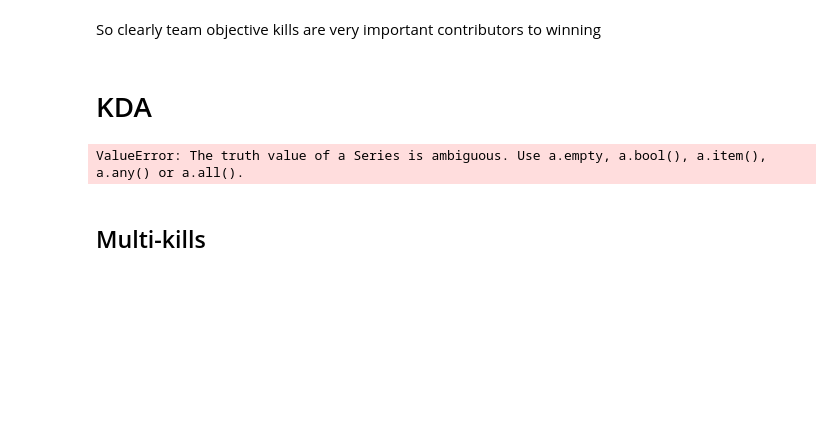
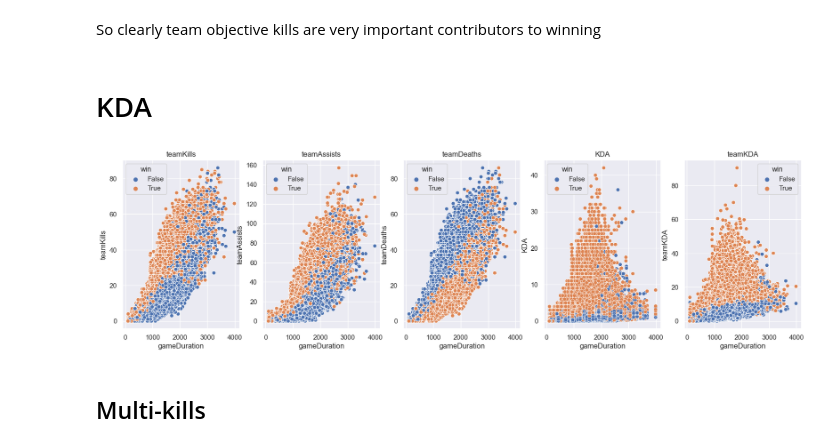
Before and after one commit to mannkenn/LeagueOfLegendsPrediction, a Jupyter notebook: notebooks/project.ipynb, the cells around one changed output. Saved outputs shown, nothing was run; the diff lists cells and outputs as text; code cells hidden in the pictures; blank space fills up the shorter version.

```diff
--- a/notebooks/project.ipynb
+++ b/notebooks/project.ipynb
@@ -307,7 +307,7 @@ So clearly team objective kills are very important contributors to winning
 # KDA
 # %%
 # Individual KDA
-# df['KDA'] = (df['kills'] + df['assists']) / df['deaths']
+df['KDA'] = (df['kills'] + df['assists']) / (df['deaths']+1) # add constant to address perfect kdas
 
 # Kills
 df['teamKills'] = df.groupby(['matchId', 'teamId'])['kills'].transform('sum')
@@ -318,14 +318,17 @@ df['teamAssists'] = df.groupby(['matchId', 'teamId'])['assists'].transform('sum'
 # Deaths
 df['teamDeaths'] = df.groupby(['matchId', 'teamId'])['deaths'].transform('sum')
 
-# df['teamKDA'] = df.groupby(['matchId', 'teamId'])['KDA'].transform('sum')
+df['teamKDA'] = df.groupby(['matchId', 'teamId'])['KDA'].transform('sum')
+
+kda = ['teamKills', 'teamAssists', 'teamDeaths', 'KDA', 'teamKDA']
 # %%
-kda = ['teamKills', 'teamAssists', 'teamDeaths']
+fig, axs = plt.subplots(1, len(kda), figsize=(20, 5))
+
 for i, feature in enumerate(kda):
-    sns.barplot(data = df, x = kda, y = 'win', ax = axs[i])
+    sns.scatterplot(data = df, x = 'gameDuration', y = feature, hue = 'win', ax = axs[i])
     axs[i].set_title(feature)
 # %% [output]
-ValueError: The truth value of a Series is ambiguous. Use a.empty, a.bool(), a.item(), a.any() or a.all().
+[figure, added]
 # %% [markdown]
 ## Multi-kills
 # %%
```
Also changed, not shown: parts of 18 cells of this notebook, 1 other file.
